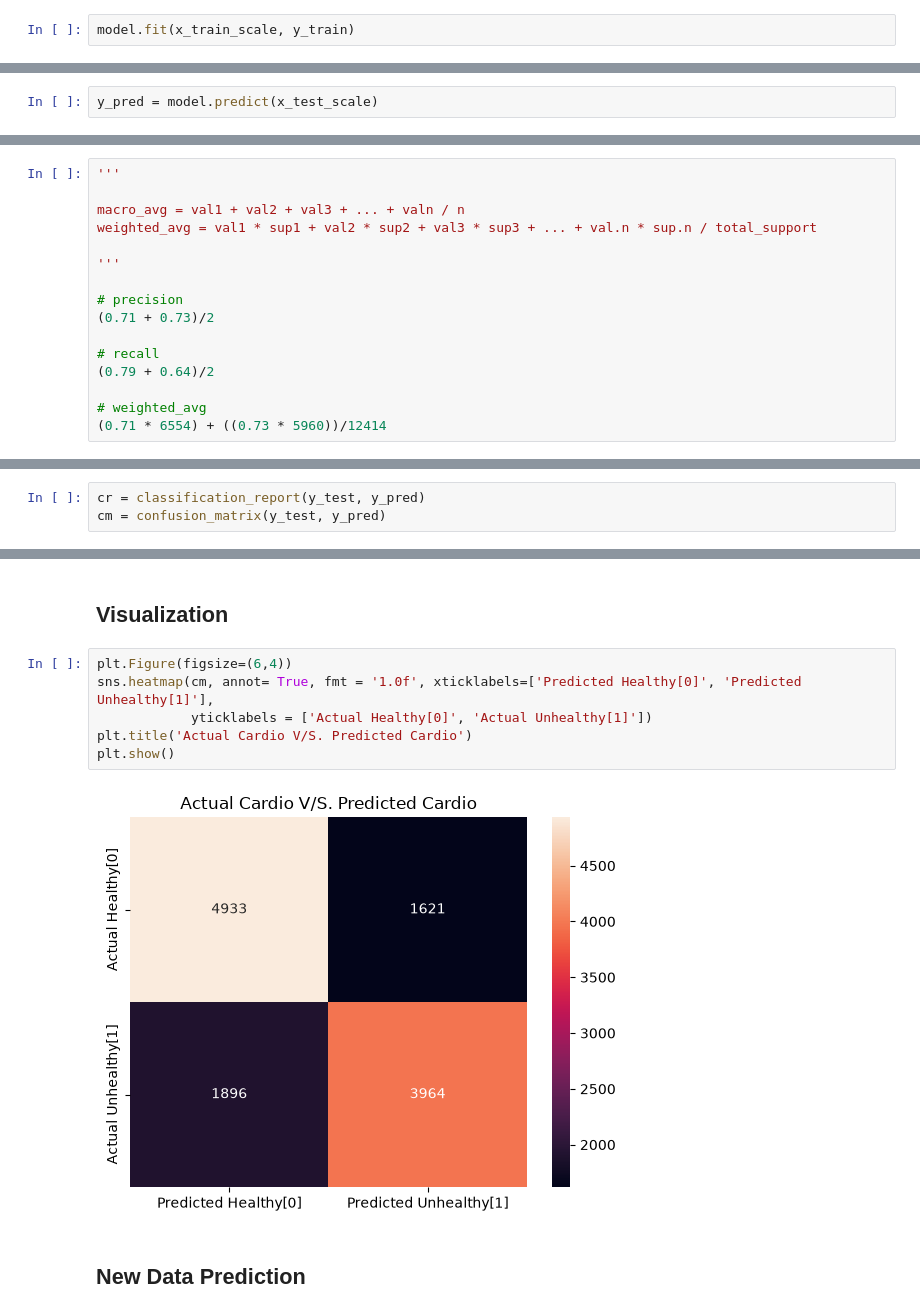
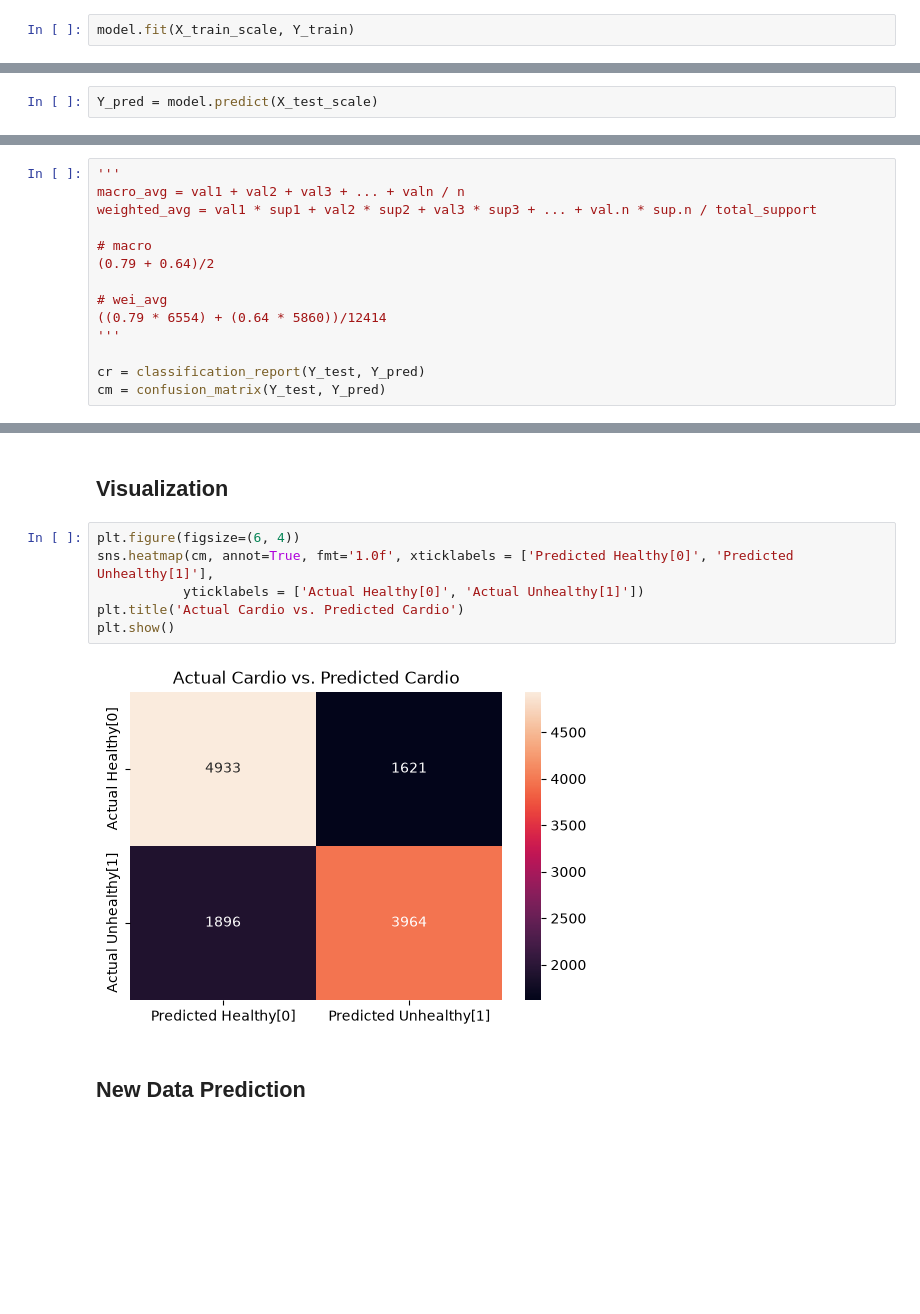
Before and after one commit to Sagarckr/DS-Practice, a Jupyter notebook: Machine Learning/Logistic Regression.ipynb, the cells around one changed output, grey strips where cells are left out. Drawn from its saved outputs; the diff is of its cells as text; blank space fills up the shorter version.

```diff
--- a/Machine Learning/Logistic_Regression.ipynb
+++ b/Machine Learning/Logistic Regression.ipynb
@@ -123,25 +120,23 @@ model = LogisticRegression(
 )
 # %%
-model.fit(x_train_scale, y_train)
+model.fit(X_train_scale, Y_train)
 # %% [output]
 LogisticRegression(class_weight='balanced', random_state=42)
 # %%
-y_pred = model.predict(x_test_scale)
+Y_pred = model.predict(X_test_scale)
 # %% [markdown]
 ## metrics
 # %%
 '''
-
 macro_avg = val1 + val2 + val3 + ... + valn / n
 weighted_avg = val1 * sup1 + val2 * sup2 + val3 * sup3 + ... + val.n * sup.n / total_support
 
+# macro
+(0.79 + 0.64)/2
+
+# wei_avg
+((0.79 * 6554) + (0.64 * 5860))/12414
 '''
 
-# precision
-(0.71 + 0.73)/2
-
-# recall
-(0.79 + 0.64)/2
-
-# weighted_avg
-(0.71 * 6554) + ((0.73 * 5960))/12414
+cr = classification_report(Y_test, Y_pred)
+cm = confusion_matrix(Y_test, Y_pred)
@@ -150,6 +143,3 @@ weighted_avg = val1 * sup1 + val2 * sup2 + val3 * sup3 + ... + val.n * sup.n / t
-# %%
-cr = classification_report(y_test, y_pred)
-cm = confusion_matrix(y_test, y_pred)
 # %%
 print(cr)
 # %% [output]
@@ -169,13 +159,13 @@ print(cm)
 # %% [markdown]
 ## Visualization
 # %%
-plt.Figure(figsize=(6,4))
-sns.heatmap(cm, annot= True, fmt = '1.0f', xticklabels=['Predicted Healthy[0]', 'Predicted Unhealthy[1]'],
-            yticklabels = ['Actual Healthy[0]', 'Actual Unhealthy[1]'])
-plt.title('Actual Cardio V/S. Predicted Cardio')
+plt.figure(figsize=(6, 4))
+sns.heatmap(cm, annot=True, fmt='1.0f', xticklabels = ['Predicted Healthy[0]', 'Predicted Unhealthy[1]'],
+           yticklabels = ['Actual Healthy[0]', 'Actual Unhealthy[1]'])
+plt.title('Actual Cardio vs. Predicted Cardio')
 plt.show()
 # %% [output]
-[figure, old version]
+[figure, new version]
 # %% [markdown]
 ## New Data Prediction
 # %%
```
Also changed, not shown: parts of 18 cells of this notebook, 7 other files.
